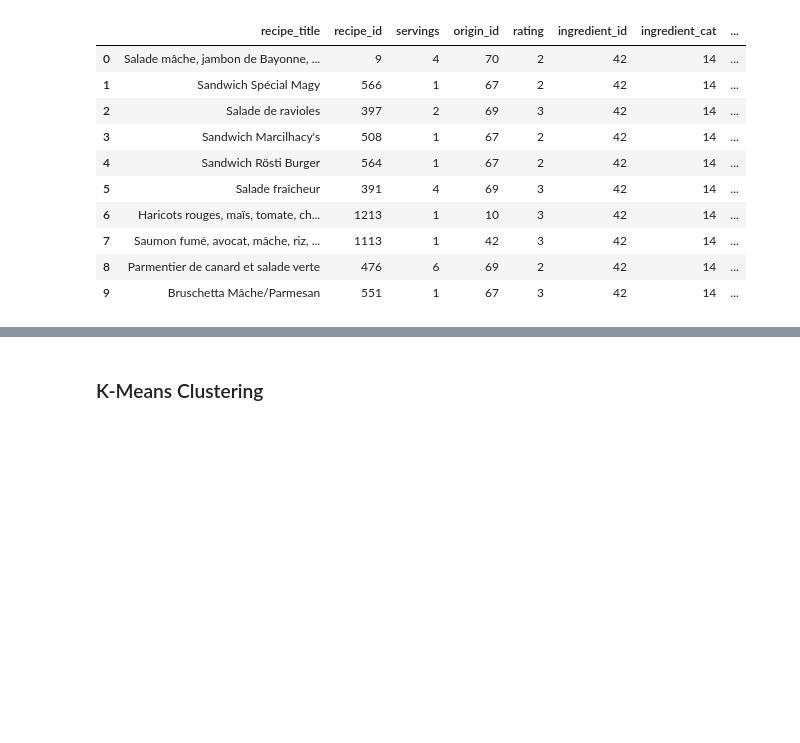
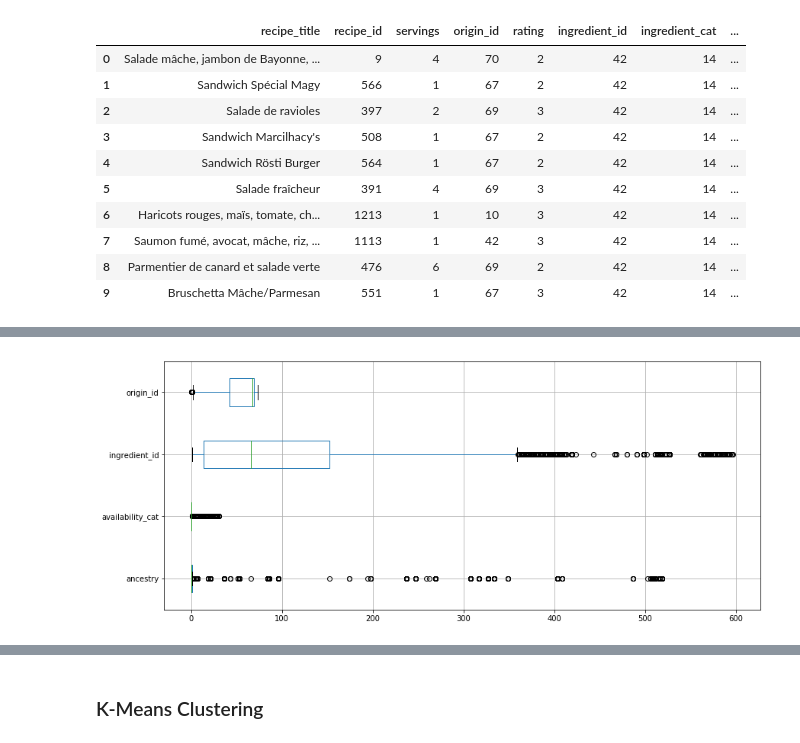
Before and after one commit to rezaadle/food-mama-project, a Jupyter notebook: mama-test.ipynb, the cells around one changed output, grey strips where cells are left out. Cells and saved outputs as stored; diff of their text form; code cells hidden in the pictures; blank space fills up the shorter version.

```diff
--- a/mama-test.ipynb
+++ b/mama-test.ipynb
@@ -113,0 +52,4 @@ meta_data.head(10)
+# %%
+tables = [recipes, items, foods]
+meta_data = mama.merging(tables)
+meta_data.head()
@@ -148,0 +105,6 @@ memory usage: 603.4+ KB
+# %%
+#plt.boxplot(cluster_data.iloc[:, 1:].T.to_numpy())
+cluster_data.boxplot(column=['ancestry','availability_cat','ingredient_id','origin_id'], vert=False, figsize=(14,6))
+plt.show()
+# %% [output]
+[figure, added]
```
Also changed, not shown: parts of 31 cells of this notebook, 3 other files.
